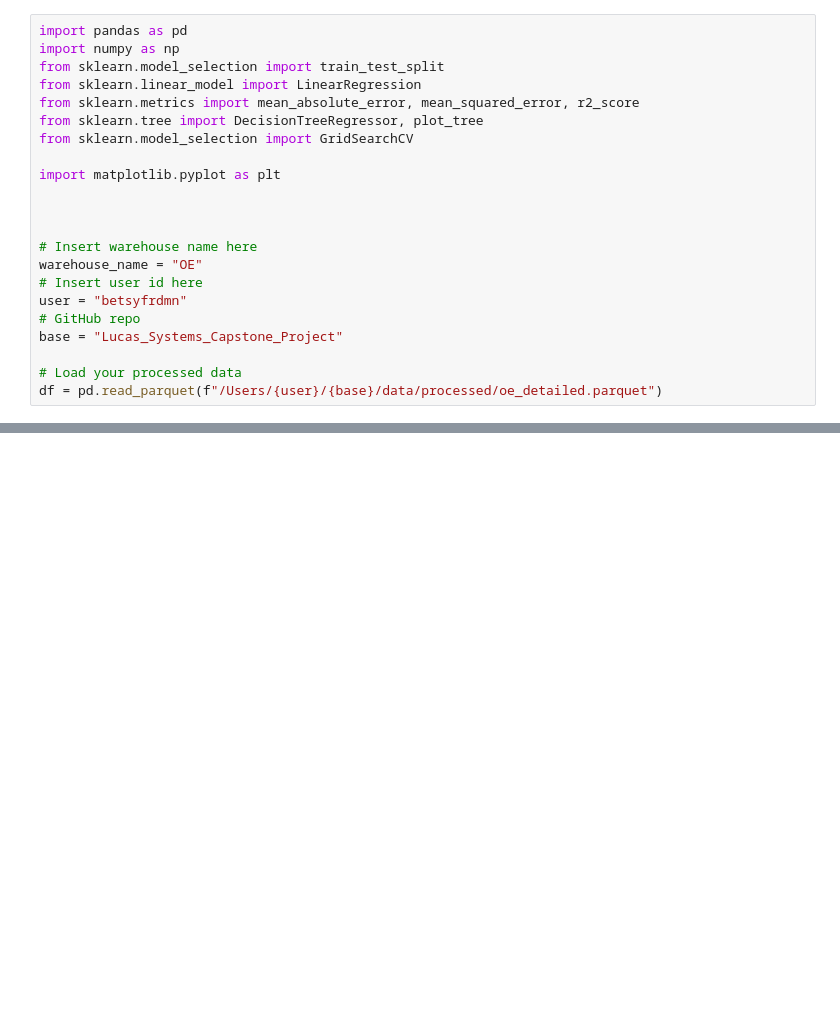
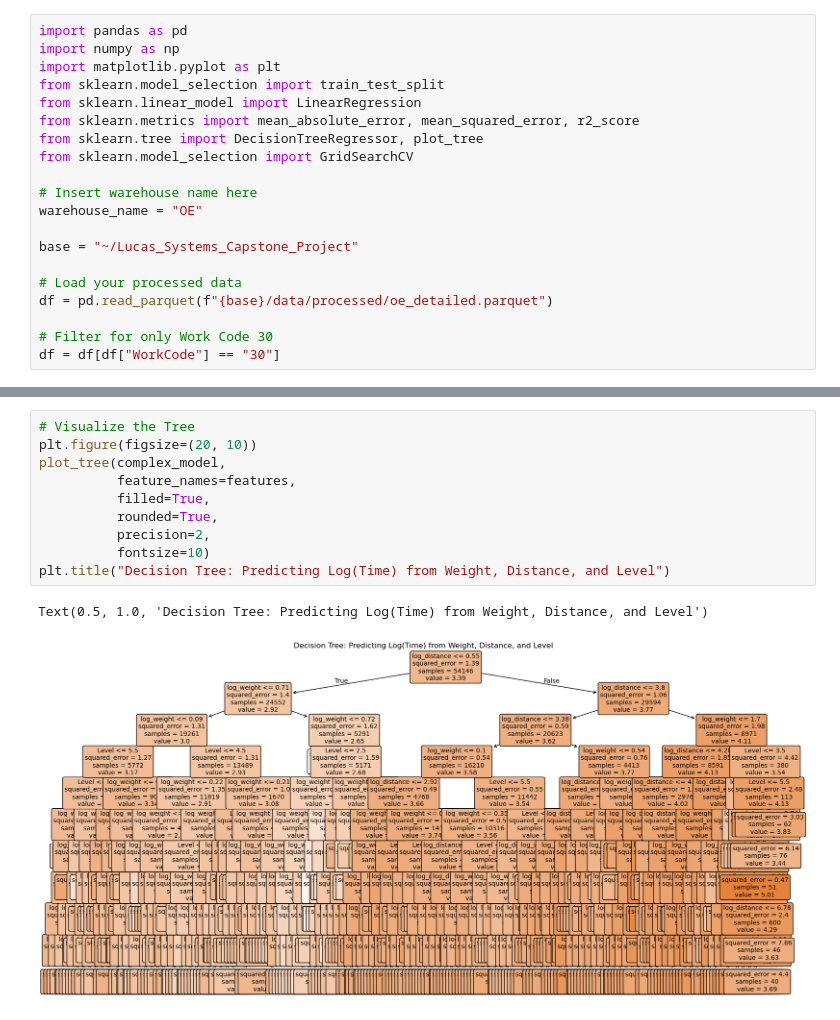
Before and after one commit to JiashenWangg/Lucas_Systems_Capstone_Project, a Jupyter notebook: Model_Betsy_Conan/OE_workcode30_decision_tree.ipynb, the cells around one changed output, grey strips where cells are left out. Drawn from its saved outputs; the diff is of its cells as text; blank space fills up the shorter version.

```diff
--- a/Model_Betsy_Conan/OE_workcode30_decision_tree.ipynb
+++ b/Model_Betsy_Conan/OE_workcode30_decision_tree.ipynb
@@ -1,23 +1,21 @@
 # %%
 import pandas as pd
 import numpy as np
+import matplotlib.pyplot as plt
 from sklearn.model_selection import train_test_split
 from sklearn.linear_model import LinearRegression
 from sklearn.metrics import mean_absolute_error, mean_squared_error, r2_score
 from sklearn.tree import DecisionTreeRegressor, plot_tree
 from sklearn.model_selection import GridSearchCV
 
-import matplotlib.pyplot as plt
-
-
-
 # Insert warehouse name here
 warehouse_name = "OE"
-# Insert user id here
-user = "betsyfrdmn"
-# GitHub repo
-base = "Lucas_Systems_Capstone_Project"
+
+base = "~/Lucas_Systems_Capstone_Project"
 
 # Load your processed data
-df = pd.read_parquet(f"/Users/{user}/{base}/data/processed/oe_detailed.parquet")
+df = pd.read_parquet(f"{base}/data/processed/oe_detailed.parquet")
+
+# Filter for only Work Code 30
+df = df[df["WorkCode"] == "30"]
 # %%
@@ -203 +152,14 @@ Feature Importances:
+# %%
+# Visualize the Tree
+plt.figure(figsize=(20, 10))
+plot_tree(complex_model,
+          feature_names=features,
+          filled=True,
+          rounded=True,
+          precision=2,
+          fontsize=10)
+plt.title("Decision Tree: Predicting Log(Time) from Weight, Distance, and Level")
+# %% [output]
+Text(0.5, 1.0, 'Decision Tree: Predicting Log(Time) from Weight, Distance, and Level')
+[figure, added]
 # %%
```
Also changed, not shown: parts of 6 cells of this notebook, 1 other file.
